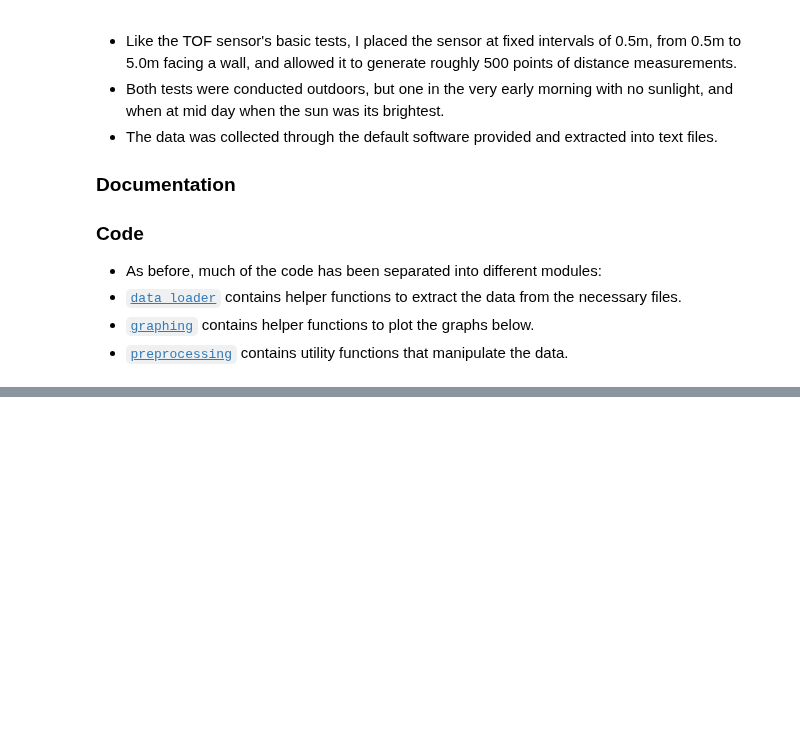
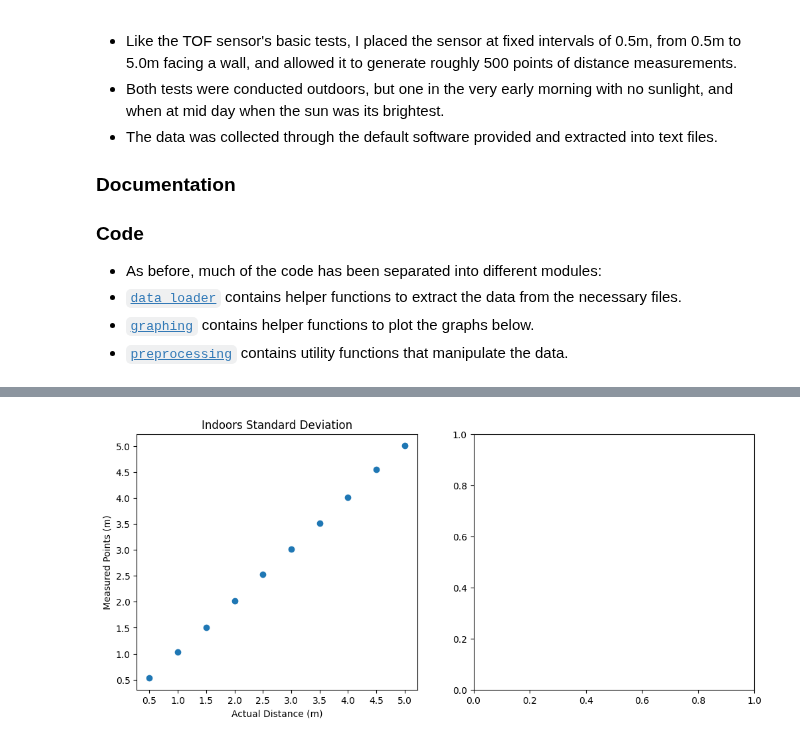
Before and after one commit to wuihee/cycling-safety-analysis, a Jupyter notebook: data_analysis/Laser_Basic_Tests.ipynb, the cells around one changed output, grey strips where cells are left out. Cells and saved outputs as stored; diff of their text form; code cells hidden in the pictures; blank space fills up the shorter version.

```diff
--- a/data_analysis/Laser_Basic_Tests.ipynb
+++ b/data_analysis/Laser_Basic_Tests.ipynb
@@ -48,0 +79,7 @@ ValueError: invalid literal for int() with base 16: ''
+# %%
+indoors_std = get_standard_deviations(indoors_mean)
+
+fig, axes = plt.subplots(1, 2, figsize=(12, 5))
+graphs.plot_std_errorbar(axes[0], indoors_mean, indoors_std, title="Indoors Standard Deviation")
+# %% [output]
+[figure, added]
```
Also changed, not shown: parts of 7 cells of this notebook, 13 other files.
